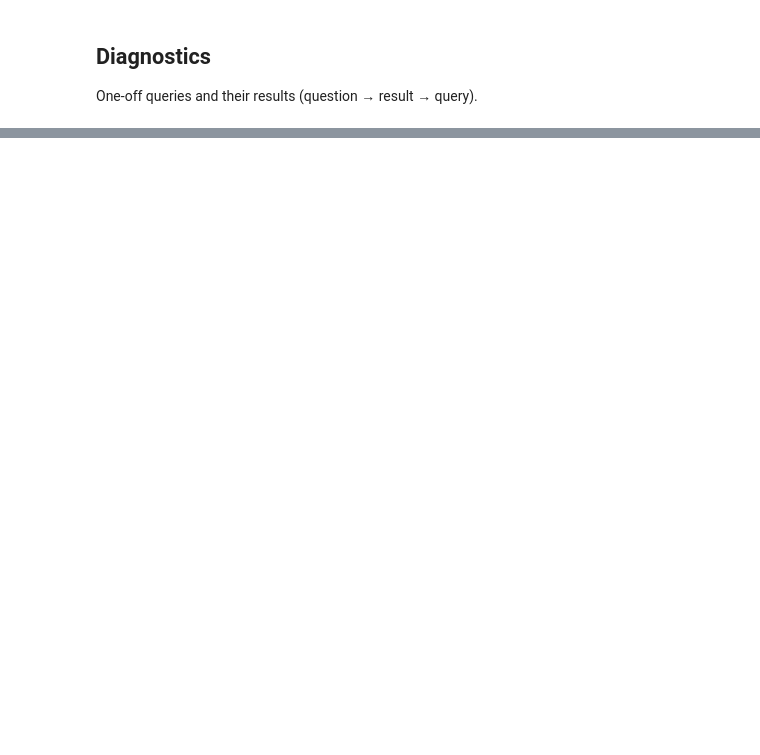
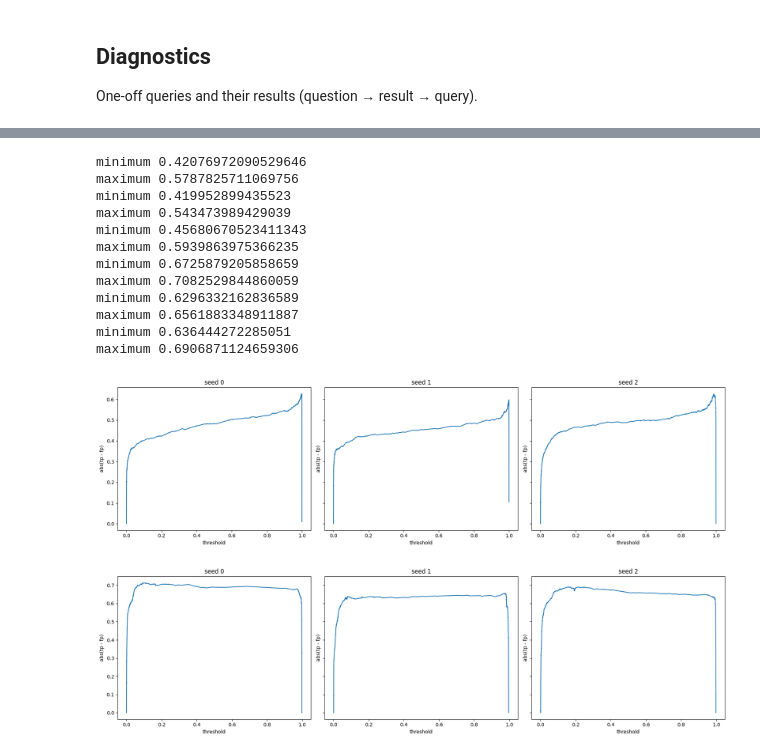
Before and after one commit to DZhang3210/ml-geocoding, a Jupyter notebook: geocoding_ml/transformers/02_cross_encoder.ipynb, the cells around one changed output, grey strips where cells are left out. Drawn from its saved outputs; the diff is of its cells as text; code cells hidden in the pictures; blank space fills up the shorter version.

```diff
--- a/geocoding_ml/transformers/02_cross_encoder.ipynb
+++ b/geocoding_ml/transformers/02_cross_encoder.ipynb
@@ -369,0 +659,38 @@ One-off queries and their results (question → result → query).
+# %%
+folders = {"5a": "checkpoints","5b": CHECKPOINT_DIR}
+
+for name, folder in folders.items():
+    fig, axes = plt.subplots(1, 3, sharex = True, sharey = True, figsize = (18, 5))
+    for seed in SEEDS:
+        # pt = np.load(f"{folder}/probs_test_seed_{seed}.npy")
+        pv = np.load(f"{folder}/probs_val_seed_{seed}.npy")
+
+        s = np.r_[pv[mv["pos"]], pv[mv["c2s"]]]
+        y = np.r_[np.ones(mv["pos"].sum()), np.zeros(mv["c2s"].sum())]
+
+        fpr, tpr, thr = roc_curve(y, s)
+        t = {th:abs(tp-fp) for fp, tp, th in zip(fpr, tpr, thr)}
+        lst = [abs(tp - fp) for fp, tp, th in zip(fpr, tpr, thr) if 0.16 < th < 0.977]
+        print("minimum", min(lst))
+        print("maximum", max(lst))
+
+        axes[seed].set_title(f"seed {seed}")
+        axes[seed].set_ylabel("abs(tp - fp)")
+        axes[seed].set_xlabel("threshold")
+        axes[seed].plot(list(t.keys()), list(t.values()))
+        plt.tight_layout()
+# %% [output]
+minimum 0.42076972090529646
+maximum 0.5787825711069756
+minimum 0.419952899435523
+maximum 0.543473989429039
+minimum 0.45680670523411343
+maximum 0.5939863975366235
+minimum 0.6725879205858659
+maximum 0.7082529844860059
+minimum 0.6296332162836589
+maximum 0.6561883348911887
+minimum 0.636444272285051
+maximum 0.6906871124659306
+[figure, added]
+[figure, added]
```
Also changed, not shown: parts of 10 cells of this notebook, 8 other files.
